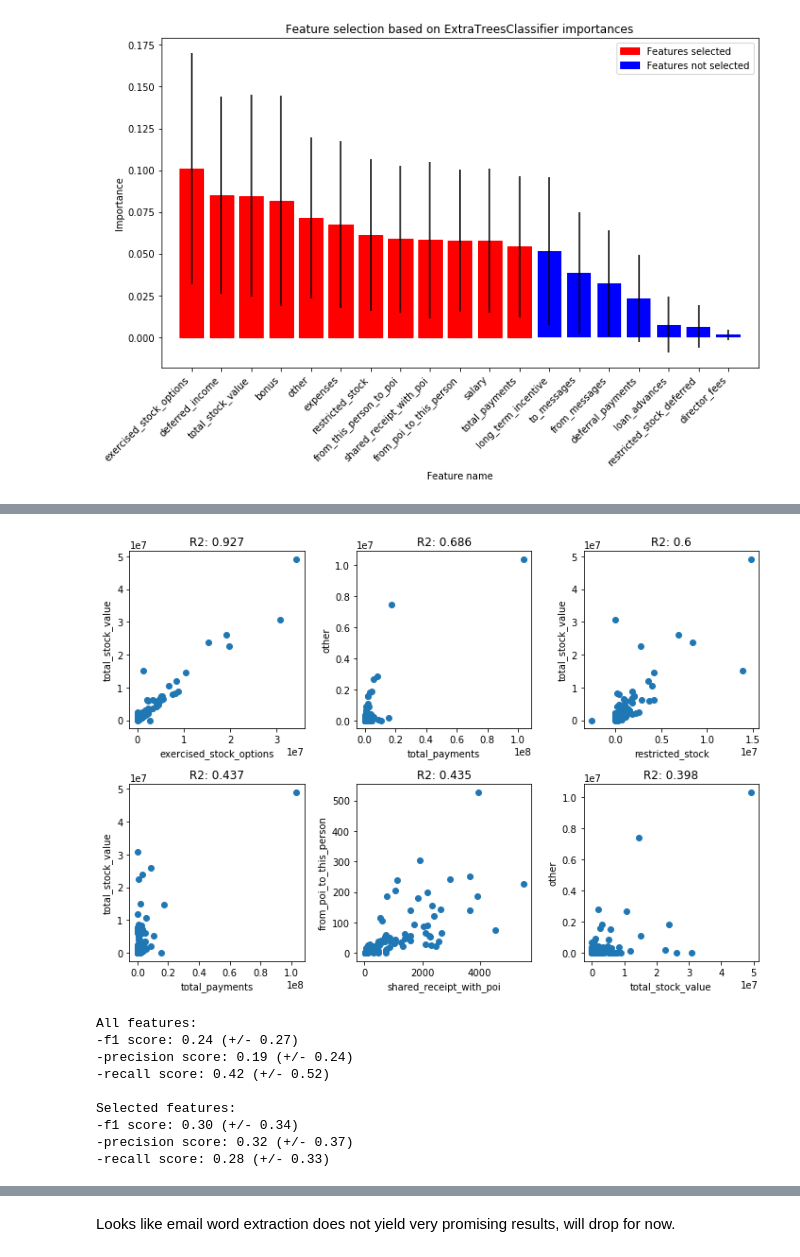
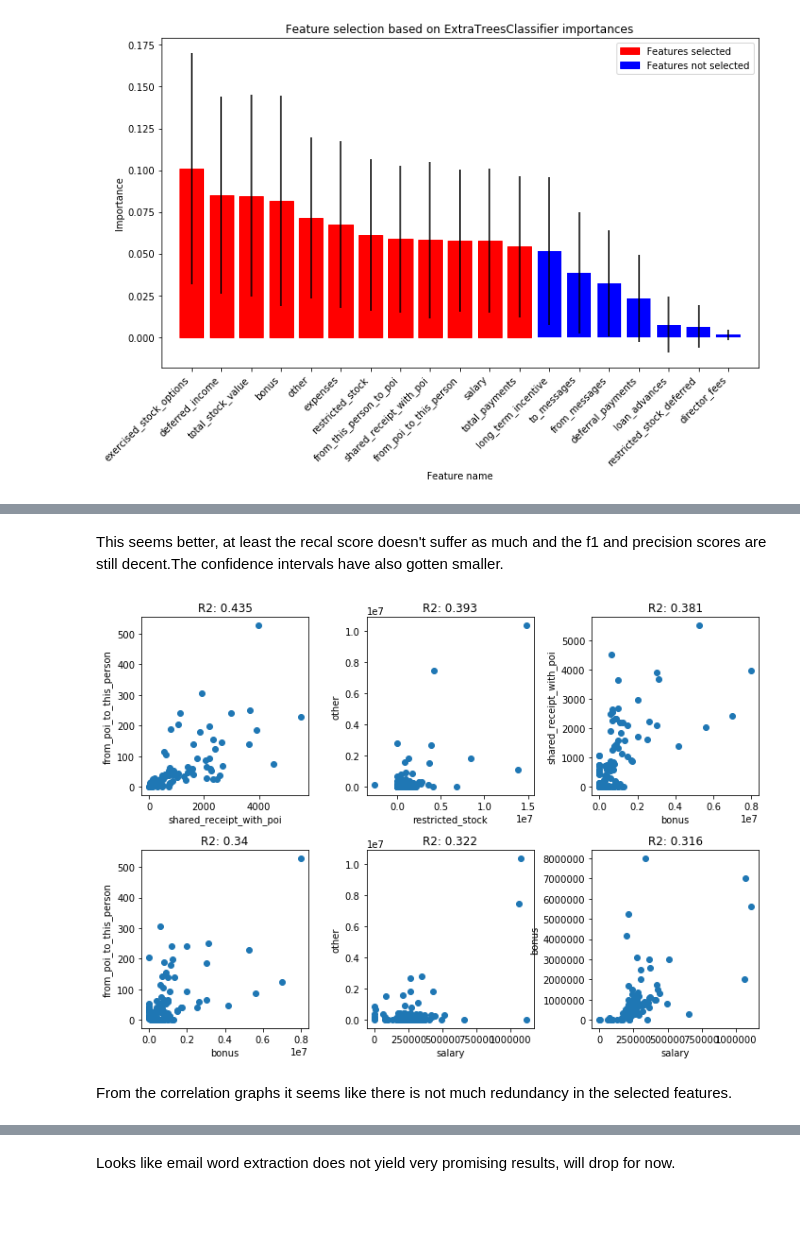
Before and after one commit to trnoriega/enron-data-classifier, a Jupyter notebook: summary.ipynb, the cells around one changed output, grey strips where cells are left out. Saved outputs shown, nothing was run; the diff lists cells and outputs as text; code cells hidden in the pictures; blank space fills up the shorter version.

Commit message:
Summary notebook now reflects feature selection from balanced data

```diff
--- a/summary.ipynb
+++ b/summary.ipynb
@@ -57,0 +99,10 @@ selected_feature_names = importance_plotter(all_features, all_labels,
+# %%
+from balanced_trees import data_balancer
+from sklearn.model_selection import train_test_split
+train_bal_features, _, train_bal_labels, _ = train_test_split(all_features, all_labels,
+                                                    test_size=0.3, random_state=42)
+
+balanced_features, balanced_labels = data_balancer(train_bal_features, train_bal_labels)
+# %%
+balanced_selected_feature_names = importance_plotter(balanced_features, balanced_labels,
+                                                     np.array(all_feature_names[1:]))
@@ -57,0 +111,9 @@ selected_feature_names = importance_plotter(all_features, all_labels,
+# %%
+balanced_selected_feature_names.insert(0, 'poi')
+balanced_selected_features, balanced_selected_labels = \
+    make_features_labels(my_dataset, balanced_selected_feature_names)
+
+print 'All features:'
+fit_print_scores(clf, all_features, all_labels)
+print '\nSelected features after balancing:'
+fit_print_scores(clf, balanced_selected_features, balanced_selected_labels)
@@ -58,6 +130,8 @@ selected_feature_names = importance_plotter(all_features, all_labels,
+# %% [markdown]
+This seems better, at least the recal score doesn't suffer as much and the f1 and precision scores are still decent.The confidence intervals have also gotten smaller.
 # %%
 # Plot the most highly correlated features to see if there is any redundancy or outliers
 from feature_selection import correlation_plotter
-correlation_plotter(selected_feature_names, my_dataset)
+correlation_plotter(balanced_selected_feature_names[1:], my_dataset)
 # %% [output]
-[figure, old version]
+[figure, new version]
@@ -68,40 +138,5 @@ selected_feature_names.remove('total_stock_value')
-# %%
-### Confirm that the feature selection did help performance:
-from sklearn.naive_bayes import GaussianNB
-from sklearn.cross_validation import train_test_split, cross_val_score
-from sklearn import metrics
-
-# Make features and labels based on the new selection
-selected_feature_names.insert(0, 'poi')
-selected_features, selected_labels = make_features_labels(my_dataset, selected_feature_names)
-
-clf = GaussianNB()
-def fit_print_scores(clf, features, labels):
-
-    f1_scores = cross_val_score(clf, features, labels, cv=5, scoring='f1')
-    print '-f1 score: %0.2f (+/- %0.2f)' % (f1_scores.mean(),
-                                           f1_scores.std() * 2)
-    precision_scores = cross_val_score(clf, features, labels, cv=5, scoring='precision')
-    print '-precision score: %0.2f (+/- %0.2f)' % (precision_scores.mean(),
-                                                  precision_scores.std() * 2)
-    recall_scores = cross_val_score(clf, features, labels, cv=5, scoring='recall')
-    print '-recall score: %0.2f (+/- %0.2f)' % (recall_scores.mean(),
-                                                  recall_scores.std() * 2)
-
-print 'All features:'
-fit_print_scores(clf, all_features, all_labels)
-print '\nSelected features:'
-fit_print_scores(clf, selected_features, selected_labels)
-# %% [output]
-All features:
--f1 score: 0.24 (+/- 0.27)
--precision score: 0.19 (+/- 0.24)
--recall score: 0.42 (+/- 0.52)
-
-Selected features:
--f1 score: 0.30 (+/- 0.34)
--precision score: 0.32 (+/- 0.37)
--recall score: 0.28 (+/- 0.33)
+# %% [markdown]
+From the correlation graphs it seems like there is not much redundancy in the selected features.
 # %%
 ### Create new features
 import pickle
```
Also changed, not shown: parts of 6 cells of this notebook, 2 other files.
